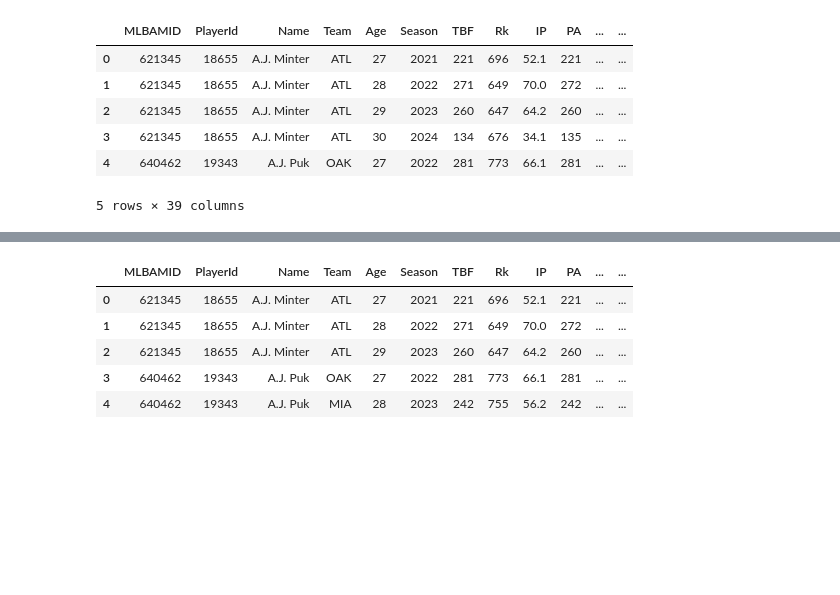
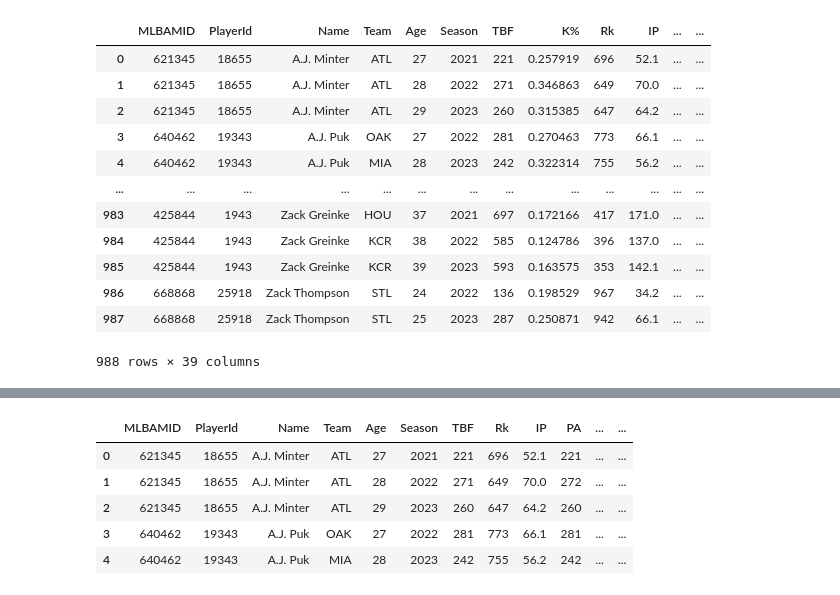
Before and after one commit to loganthomas/mlb-pitcher-xK, a Jupyter notebook: notebooks/03-modeling.ipynb, the cells around one changed output, grey strips where cells are left out. Drawn from its saved outputs; the diff is of its cells as text; code cells hidden in the pictures; blank space fills up the shorter version.

```diff
--- a/notebooks/03-modeling.ipynb
+++ b/notebooks/03-modeling.ipynb
@@ -7,12 +42,17 @@ from bullpen import data_utils
 # %%
-train = pd.read_csv(data_utils.DATA_DIR.joinpath('train.csv'))
-train = train[[c for c in train.columns if c != 'K%'] + ['K%']]
-train.head()
+train = pd.read_csv(data_utils.DATA_DIR.joinpath("train.csv"))
+train
 # %% [output]
-|  | MLBAMID | PlayerId | Name | Team | Age | Season | TBF | Rk | IP | PA | ... | ... |
-| 0 | 621345 | 18655 | A.J. Minter | ATL | 27 | 2021 | 221 | 696 | 52.1 | 221 | ... | ... |
-| 1 | 621345 | 18655 | A.J. Minter | ATL | 28 | 2022 | 271 | 649 | 70.0 | 272 | ... | ... |
-| 2 | 621345 | 18655 | A.J. Minter | ATL | 29 | 2023 | 260 | 647 | 64.2 | 260 | ... | ... |
-| 3 | 621345 | 18655 | A.J. Minter | ATL | 30 | 2024 | 134 | 676 | 34.1 | 135 | ... | ... |
-| 4 | 640462 | 19343 | A.J. Puk | OAK | 27 | 2022 | 281 | 773 | 66.1 | 281 | ... | ... |
+|  | MLBAMID | PlayerId | Name | Team | Age | Season | TBF | K% | Rk | IP | ... | ... |
+| 0 | 621345 | 18655 | A.J. Minter | ATL | 27 | 2021 | 221 | 0.257919 | 696 | 52.1 | ... | ... |
+| 1 | 621345 | 18655 | A.J. Minter | ATL | 28 | 2022 | 271 | 0.346863 | 649 | 70.0 | ... | ... |
+| 2 | 621345 | 18655 | A.J. Minter | ATL | 29 | 2023 | 260 | 0.315385 | 647 | 64.2 | ... | ... |
+| 3 | 640462 | 19343 | A.J. Puk | OAK | 27 | 2022 | 281 | 0.270463 | 773 | 66.1 | ... | ... |
+| 4 | 640462 | 19343 | A.J. Puk | MIA | 28 | 2023 | 242 | 0.322314 | 755 | 56.2 | ... | ... |
+| ... | ... | ... | ... | ... | ... | ... | ... | ... | ... | ... | ... | ... |
+| 983 | 425844 | 1943 | Zack Greinke | HOU | 37 | 2021 | 697 | 0.172166 | 417 | 171.0 | ... | ... |
+| 984 | 425844 | 1943 | Zack Greinke | KCR | 38 | 2022 | 585 | 0.124786 | 396 | 137.0 | ... | ... |
+| 985 | 425844 | 1943 | Zack Greinke | KCR | 39 | 2023 | 593 | 0.163575 | 353 | 142.1 | ... | ... |
+| 986 | 668868 | 25918 | Zack Thompson | STL | 24 | 2022 | 136 | 0.198529 | 967 | 34.2 | ... | ... |
+| 987 | 668868 | 25918 | Zack Thompson | STL | 25 | 2023 | 287 | 0.250871 | 942 | 66.1 | ... | ... |
-5 rows × 39 columns
+988 rows × 39 columns
```
Also changed, not shown: parts of 48 cells of this notebook, 9 other files.
